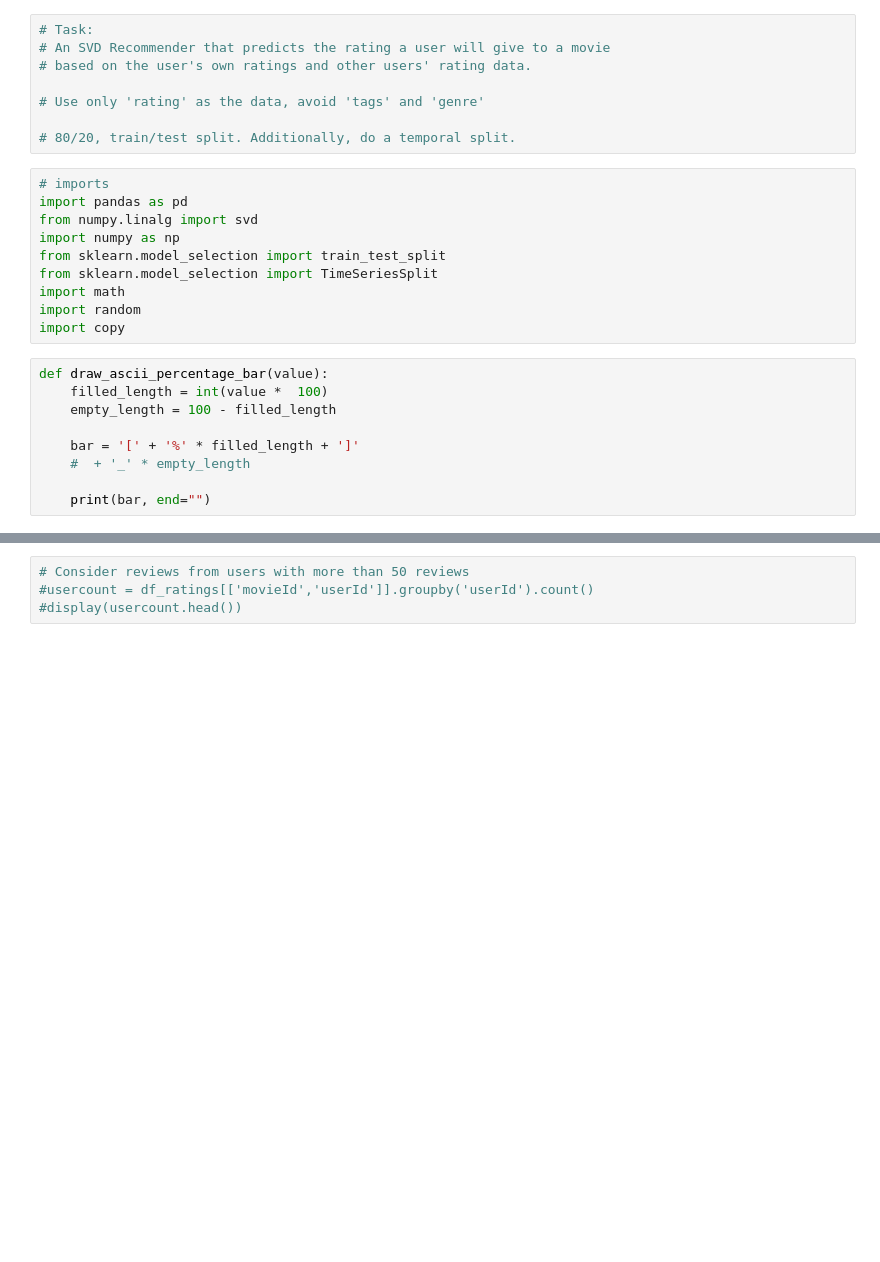
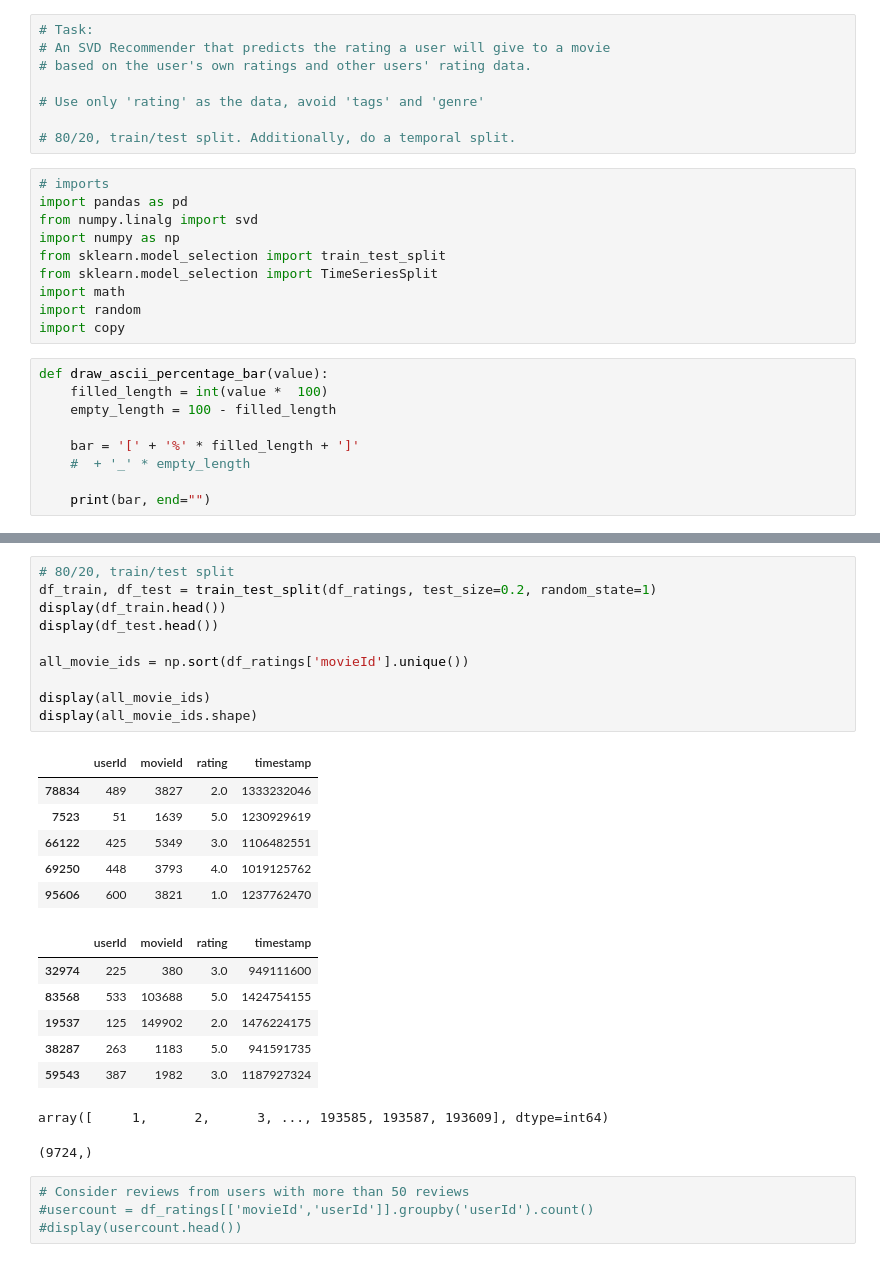
Before and after one commit to nibsuoogee/intelligent-systems-course, a Jupyter notebook: Syyrilä_Elias_Assignment3_Code.ipynb, the cells around one changed output, grey strips where cells are left out. Cells and saved outputs as stored; diff of their text form; blank space fills up the shorter version.

```diff
--- a/Syyrilä_Elias_Assignment3_Code.ipynb
+++ b/Syyrilä_Elias_Assignment3_Code.ipynb
@@ -91,3 +124,28 @@ Testing rows temporal split = 20000
+# %%
+# 80/20, train/test split
+df_train, df_test = train_test_split(df_ratings, test_size=0.2, random_state=1)
+display(df_train.head())
+display(df_test.head())
+
+all_movie_ids = np.sort(df_ratings['movieId'].unique())
+
+display(all_movie_ids)
+display(all_movie_ids.shape)
+# %% [output]
+|  | userId | movieId | rating | timestamp |
+| 78834 | 489 | 3827 | 2.0 | 1333232046 |
+| 7523 | 51 | 1639 | 5.0 | 1230929619 |
+| 66122 | 425 | 5349 | 3.0 | 1106482551 |
+| 69250 | 448 | 3793 | 4.0 | 1019125762 |
+| 95606 | 600 | 3821 | 1.0 | 1237762470 |
+|  | userId | movieId | rating | timestamp |
+| 32974 | 225 | 380 | 3.0 | 949111600 |
+| 83568 | 533 | 103688 | 5.0 | 1424754155 |
+| 19537 | 125 | 149902 | 2.0 | 1476224175 |
+| 38287 | 263 | 1183 | 5.0 | 941591735 |
+| 59543 | 387 | 1982 | 3.0 | 1187927324 |
+array([     1,      2,      3, ..., 193585, 193587, 193609], dtype=int64)
+(9724,)
 # %%
 # Consider reviews from users with more than 50 reviews
 #usercount = df_ratings[['movieId','userId']].groupby('userId').count()
```
Also changed, not shown: parts of 12 cells of this notebook.
